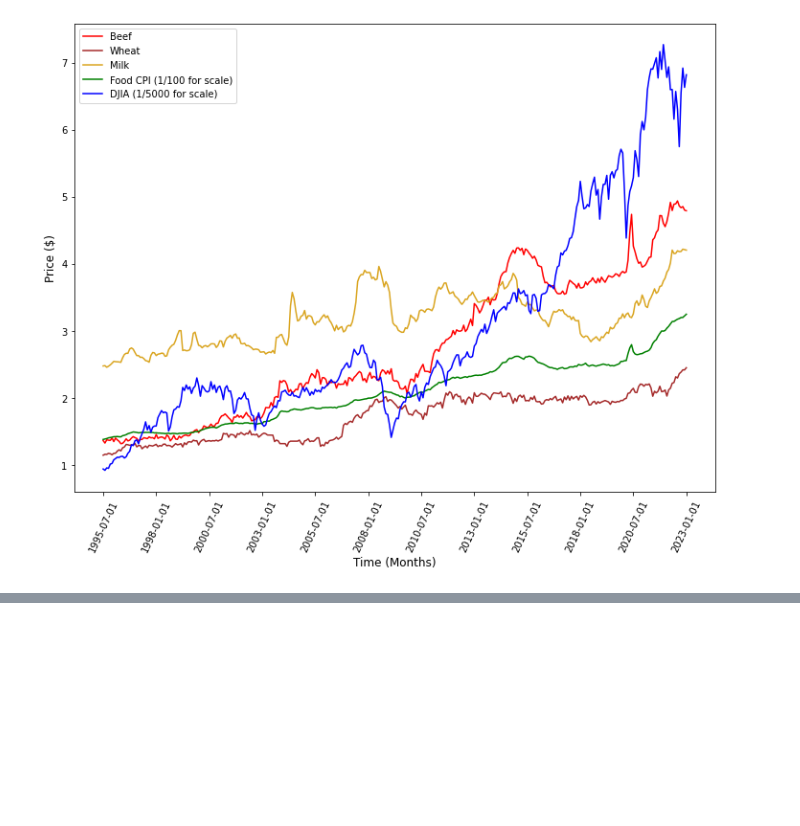
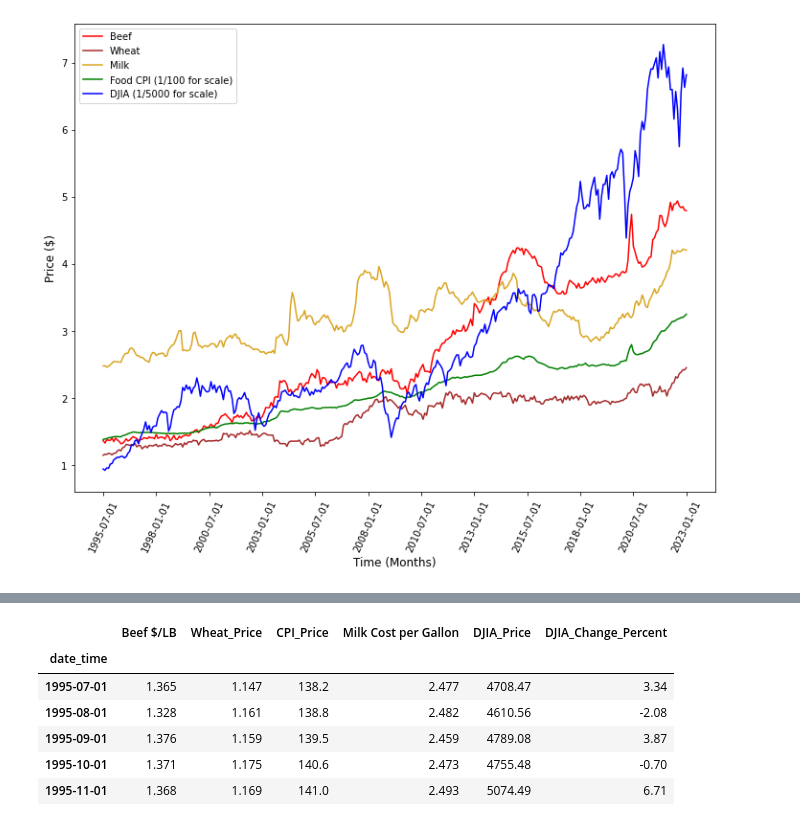
Before and after one commit to CTPim/Three_Meals, a Jupyter notebook: Analysis/Food_DJIA_comparison.ipynb, the cells around one changed output, grey strips where cells are left out. Saved outputs shown, nothing was run; the diff lists cells and outputs as text; code cells hidden in the pictures; blank space fills up the shorter version.

```diff
--- a/Analysis/Food_DJIA_comparison.ipynb
+++ b/Analysis/Food_DJIA_comparison.ipynb
@@ -242,0 +282,11 @@ plt.show()
+# %%
+new_combined_df = new_combined_df.drop("Beef_Pct_Change", axis=1)
+new_combined_df.head()
+# %% [output]
+|  | Beef $/LB | Wheat_Price | CPI_Price | Milk Cost per Gallon | DJIA_Price | DJIA_Change_Percent |
+| date_time |  |  |  |  |  |  |
+| 1995-07-01 | 1.365 | 1.147 | 138.2 | 2.477 | 4708.47 | 3.34 |
+| 1995-08-01 | 1.328 | 1.161 | 138.8 | 2.482 | 4610.56 | -2.08 |
+| 1995-09-01 | 1.376 | 1.159 | 139.5 | 2.459 | 4789.08 | 3.87 |
+| 1995-10-01 | 1.371 | 1.175 | 140.6 | 2.473 | 4755.48 | -0.70 |
+| 1995-11-01 | 1.368 | 1.169 | 141.0 | 2.493 | 5074.49 | 6.71 |
```
Also changed, not shown: parts of 4 cells of this notebook, 1 other file.
